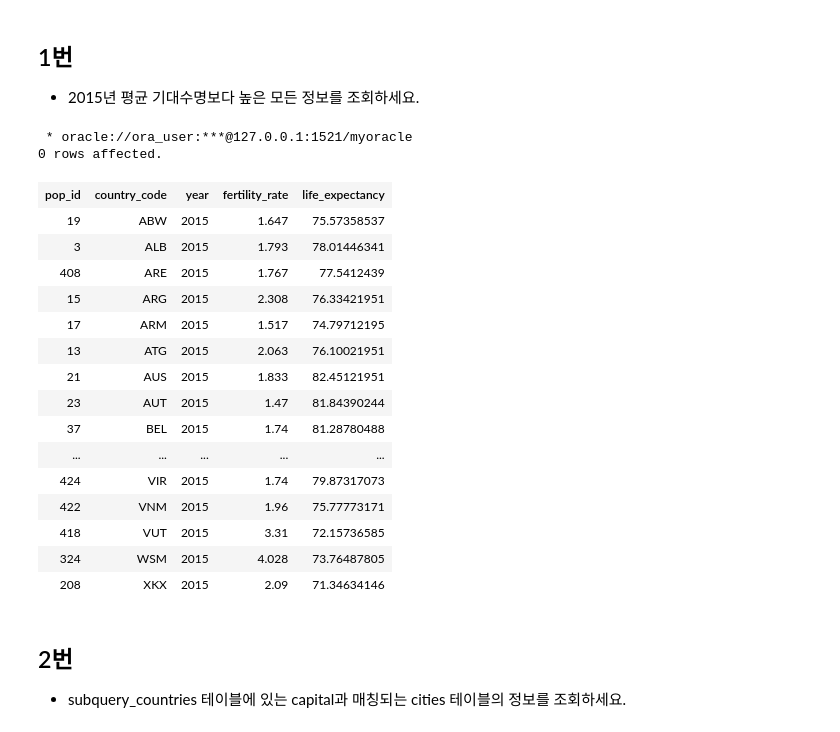
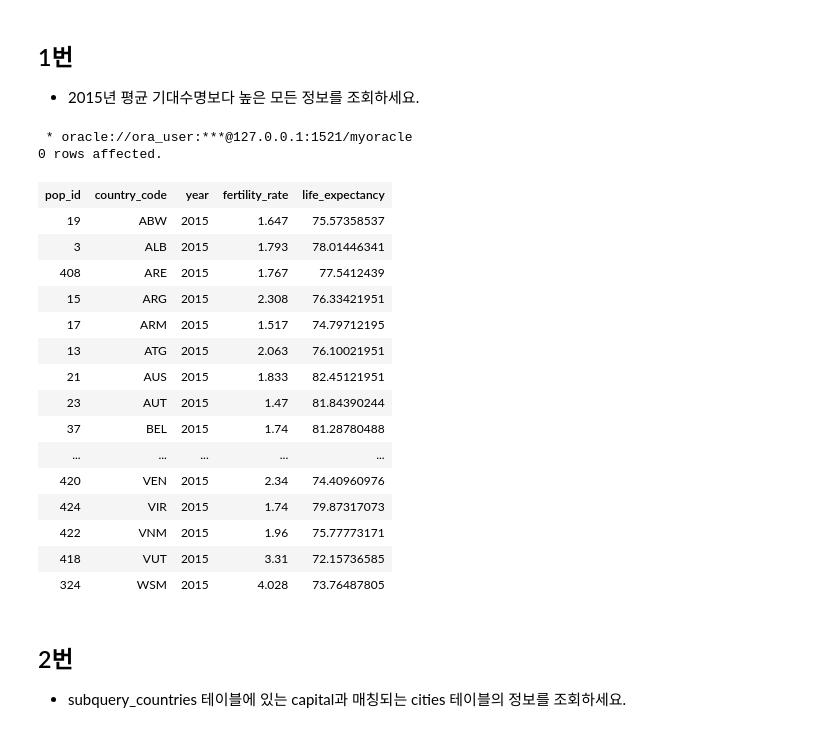
Before and after one commit to SiriN1234/Oracle_lecture, a Jupyter notebook: test_0502.ipynb, the cells around one changed output. Saved outputs shown, nothing was run; the diff lists cells and outputs as text; code cells hidden in the pictures.

```diff
--- a/test_0502.ipynb
+++ b/test_0502.ipynb
@@ -15,30 +15,31 @@
 # %%
 %%sql
 
 SELECT *
 FROM POPULATIONS
 WHERE year = 2015
   AND life_expectancy > (SELECT AVG(life_expectancy)
-                         FROM populations)
+                         FROM populations
+                         WHERE year = 2015)
 # %% [output]
  * oracle://ora_user:***@127.0.0.1:1521/myoracle
 0 rows affected.
 | pop_id | country_code | year | fertility_rate | life_expectancy |
 | 19 | ABW | 2015 | 1.647 | 75.57358537 |
 | 3 | ALB | 2015 | 1.793 | 78.01446341 |
 | 408 | ARE | 2015 | 1.767 | 77.5412439 |
 | 15 | ARG | 2015 | 2.308 | 76.33421951 |
 | 17 | ARM | 2015 | 1.517 | 74.79712195 |
 | 13 | ATG | 2015 | 2.063 | 76.10021951 |
 | 21 | AUS | 2015 | 1.833 | 82.45121951 |
 | 23 | AUT | 2015 | 1.47 | 81.84390244 |
 | 37 | BEL | 2015 | 1.74 | 81.28780488 |
 | ... | ... | ... | ... | ... |
+| 420 | VEN | 2015 | 2.34 | 74.40960976 |
 | 424 | VIR | 2015 | 1.74 | 79.87317073 |
 | 422 | VNM | 2015 | 1.96 | 75.77773171 |
 | 418 | VUT | 2015 | 3.31 | 72.15736585 |
 | 324 | WSM | 2015 | 4.028 | 73.76487805 |
-| 208 | XKX | 2015 | 2.09 | 71.34634146 |
 # %% [markdown]
 ## 2번
 
```
Also changed, not shown: 2 other files.
